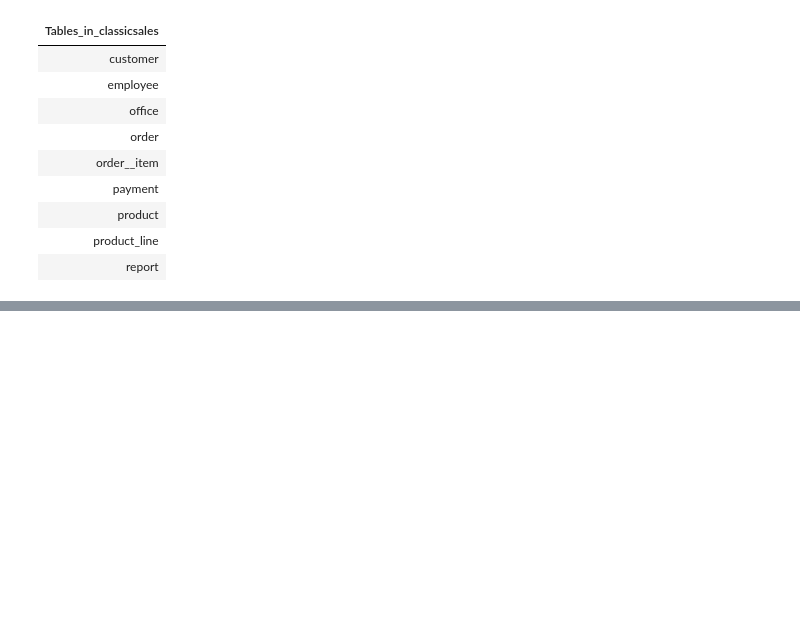
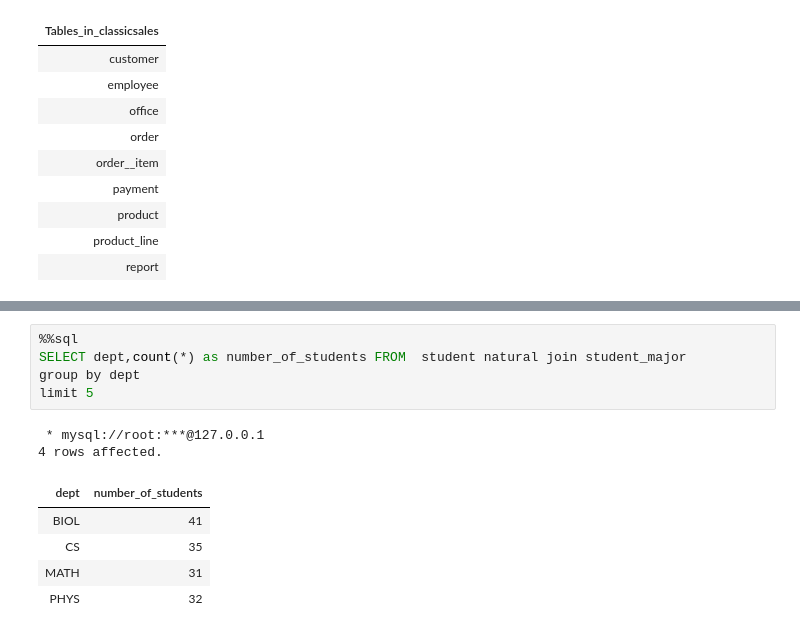
Before and after one commit to JasmineMadi/datajoint-tutorials, a Jupyter notebook: db-course/Assignment7.ipynb, the cells around one changed output, grey strips where cells are left out. Saved outputs shown, nothing was run; the diff lists cells and outputs as text; blank space fills up the shorter version.

```diff
--- a/db-course/Assignment7.ipynb
+++ b/db-course/Assignment7.ipynb
@@ -451,0 +492,13 @@ group by day
+# %%
+%%sql
+SELECT dept,count(*) as number_of_students FROM  student natural join student_major
+group by dept
+limit 5
+# %% [output]
+ * mysql://root:***@127.0.0.1
+4 rows affected.
+| dept | number_of_students |
+| BIOL | 41 |
+| CS | 35 |
+| MATH | 31 |
+| PHYS | 32 |
```
Also changed, not shown: parts of 9 cells of this notebook.
